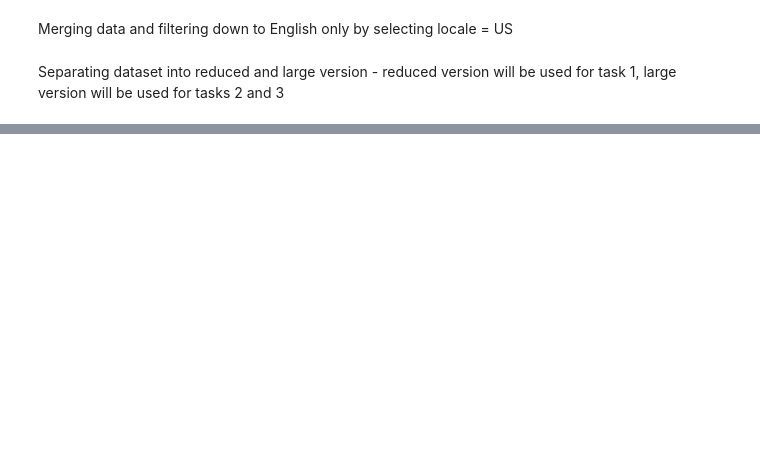
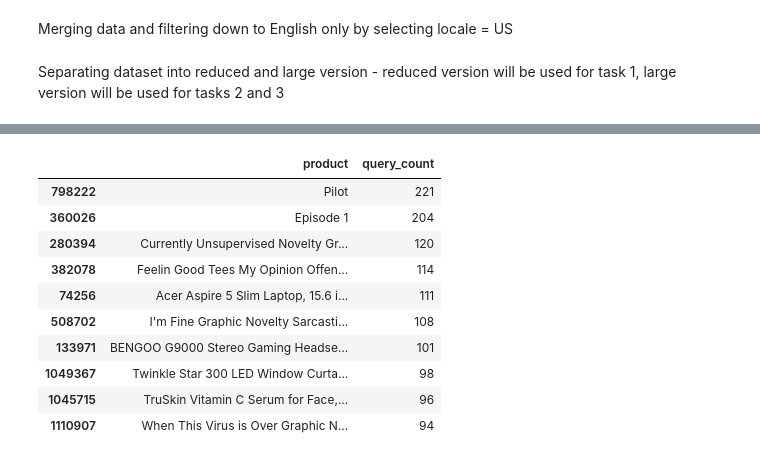
Before and after one commit to sarahlawlis/esci-shopping-queries, a Jupyter notebook: eda/eda.ipynb, the cells around one changed output, grey strips where cells are left out. Saved outputs shown, nothing was run; the diff lists cells and outputs as text; code cells hidden in the pictures; blank space fills up the shorter version.

```diff
--- a/eda/eda.ipynb
+++ b/eda/eda.ipynb
@@ -78,0 +129,3 @@ dtype: int64
+# %%
+pd.options.display.float_format = '{:.2f}'.format
+examples_products['product_title_length'].describe()
@@ -78,0 +155,20 @@ dtype: int64
+# %%
+product_query_counts = examples_products.groupby('product_title')['query'].count().reset_index()
+
+product_query_counts.columns = ['product', 'query_count']
+
+product_query_counts = product_query_counts.sort_values(by='query_count', ascending=False)
+# %%
+product_query_counts.head(10)
+# %% [output]
+|  | product | query_count |
+| 798222 | Pilot | 221 |
+| 360026 | Episode 1 | 204 |
+| 280394 | Currently Unsupervised Novelty Gr... | 120 |
+| 382078 | Feelin Good Tees My Opinion Offen... | 114 |
+| 74256 | Acer Aspire 5 Slim Laptop, 15.6 i... | 111 |
+| 508702 | I'm Fine Graphic Novelty Sarcasti... | 108 |
+| 133971 | BENGOO G9000 Stereo Gaming Headse... | 101 |
+| 1049367 | Twinkle Star 300 LED Window Curta... | 98 |
+| 1045715 | TruSkin Vitamin C Serum for Face,... | 96 |
+| 1110907 | When This Virus is Over Graphic N... | 94 |
```
Also changed, not shown: parts of 25 cells of this notebook, 2 other files.
